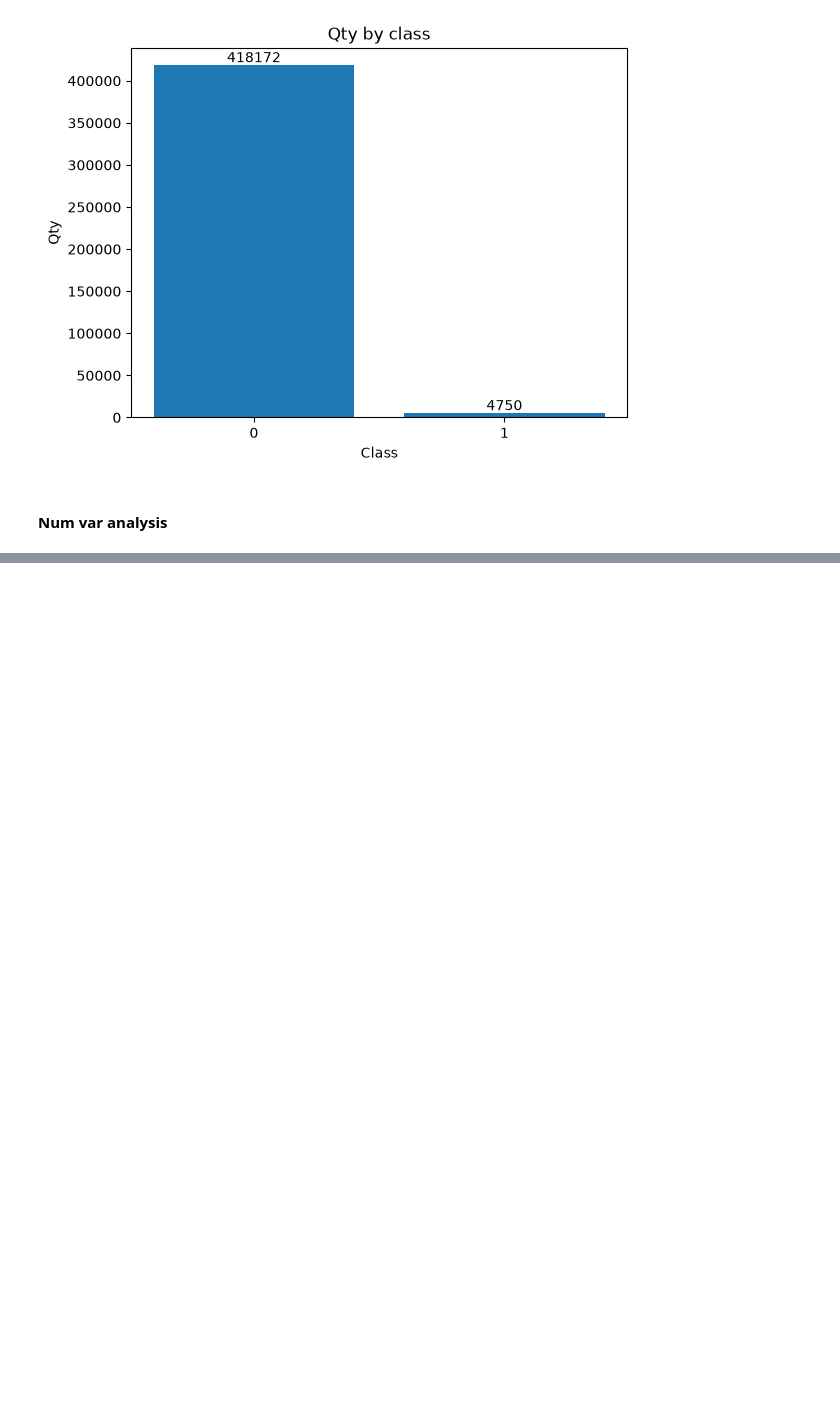
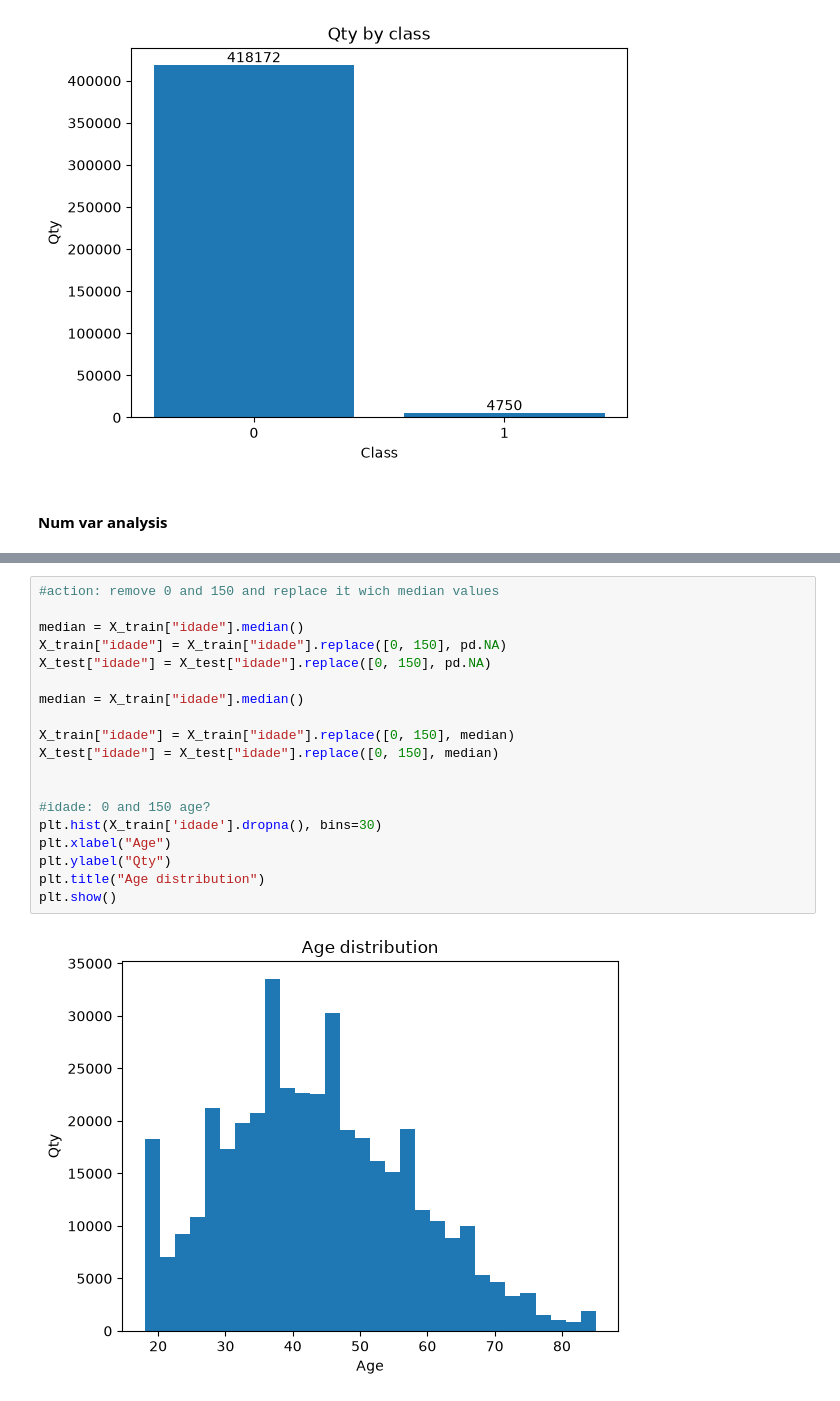
Before and after one commit to marciodosanjos/classification-churn, a Jupyter notebook: notebooks/01_exploracao.ipynb, the cells around one changed output, grey strips where cells are left out. Saved outputs shown, nothing was run; the diff lists cells and outputs as text; blank space fills up the shorter version.

```diff
--- a/notebooks/01_exploracao.ipynb
+++ b/notebooks/01_exploracao.ipynb
@@ -547,0 +543,21 @@ pd.reset_option("display.max_rows")
+# %%
+#action: remove 0 and 150 and replace it wich median values
+
+median = X_train["idade"].median()
+X_train["idade"] = X_train["idade"].replace([0, 150], pd.NA)
+X_test["idade"] = X_test["idade"].replace([0, 150], pd.NA)
+
+median = X_train["idade"].median()
+
+X_train["idade"] = X_train["idade"].replace([0, 150], median)
+X_test["idade"] = X_test["idade"].replace([0, 150], median)
+
+
+#idade: 0 and 150 age?
+plt.hist(X_train['idade'].dropna(), bins=30)
+plt.xlabel("Age")
+plt.ylabel("Qty")
+plt.title("Age distribution")
+plt.show()
+# %% [output]
+[figure, added]
```
Also changed, not shown: parts of 10 cells of this notebook.
